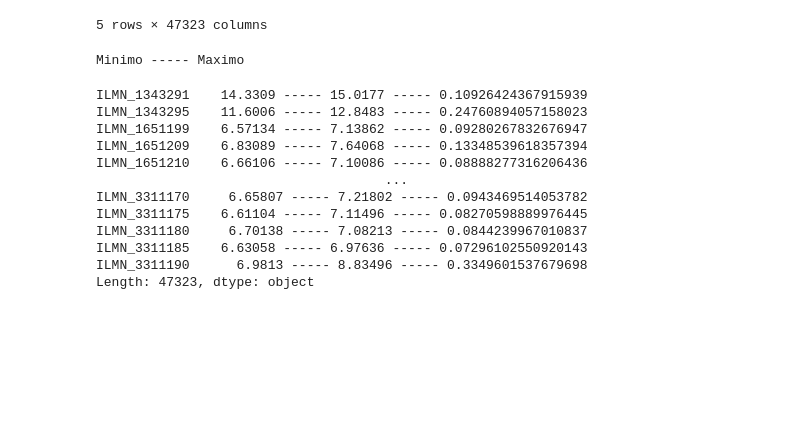
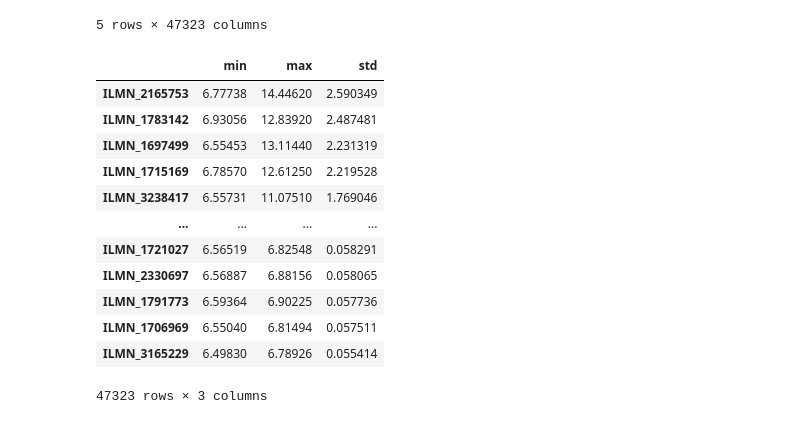
Before and after one commit to cvmota/BioInformatica, a Jupyter notebook: tp_gds5393_data_analysis.ipynb, the cells around one changed output. Saved outputs shown, nothing was run; the diff lists cells and outputs as text; code cells hidden in the pictures; blank space fills up the shorter version.

```diff
--- a/tp_gds5393_data_analysis.ipynb
+++ b/tp_gds5393_data_analysis.ipynb
@@ -159,21 +165,26 @@ data.head(5)
 | GSM1105490 | 14.9191 | 11.6591 | 6.84711 | 7.20855 | 6.86877 | 6.87585 | 13.4400 | ... |
 | GSM1105491 | 14.7371 | 11.9833 | 6.83116 | 7.17747 | 6.84190 | 6.91533 | 12.9282 | ... |
 5 rows × 47323 columns
-# %%
-print("Minimo ----- Maximo")
-
-data.apply(lambda x: str(x.min())+" ----- "+str( x.max()) + " ----- " + str(x.std()))
-# %% [output]
-Minimo ----- Maximo
-ILMN_1343291    14.3309 ----- 15.0177 ----- 0.10926424367915939
-ILMN_1343295    11.6006 ----- 12.8483 ----- 0.24760894057158023
-ILMN_1651199    6.57134 ----- 7.13862 ----- 0.09280267832676947
-ILMN_1651209    6.83089 ----- 7.64068 ----- 0.13348539618357394
-ILMN_1651210    6.66106 ----- 7.10086 ----- 0.08888277316206436
-                                     ...
-ILMN_3311170     6.65807 ----- 7.21802 ----- 0.0943469514053782
-ILMN_3311175    6.61104 ----- 7.11496 ----- 0.08270598889976445
-ILMN_3311180     6.70138 ----- 7.08213 ----- 0.0844239967010837
-ILMN_3311185    6.63058 ----- 6.97636 ----- 0.07296102550920143
-ILMN_3311190      6.9813 ----- 8.83496 ----- 0.3349601537679698
-Length: 47323, dtype: object
+# %%
+# Calcular as estatísticas e ordenar pelo desvio padrão
+data_stats = data.apply(lambda x: [x.min(), x.max(), x.std()]).T
+
+# Adicionar colunas para min, max, e std
+data_stats.columns = ['min', 'max', 'std']
+
+# Ordenar pelo desvio padrão
+data_stats.sort_values(by='std', ascending=False)
+# %% [output]
+|  | min | max | std |
+| ILMN_2165753 | 6.77738 | 14.44620 | 2.590349 |
+| ILMN_1783142 | 6.93056 | 12.83920 | 2.487481 |
+| ILMN_1697499 | 6.55453 | 13.11440 | 2.231319 |
+| ILMN_1715169 | 6.78570 | 12.61250 | 2.219528 |
+| ILMN_3238417 | 6.55731 | 11.07510 | 1.769046 |
+| ... | ... | ... | ... |
+| ILMN_1721027 | 6.56519 | 6.82548 | 0.058291 |
+| ILMN_2330697 | 6.56887 | 6.88156 | 0.058065 |
+| ILMN_1791773 | 6.59364 | 6.90225 | 0.057736 |
+| ILMN_1706969 | 6.55040 | 6.81494 | 0.057511 |
+| ILMN_3165229 | 6.49830 | 6.78926 | 0.055414 |
+47323 rows × 3 columns
```
Also changed, not shown: parts of 35 cells of this notebook, 2 other files.
